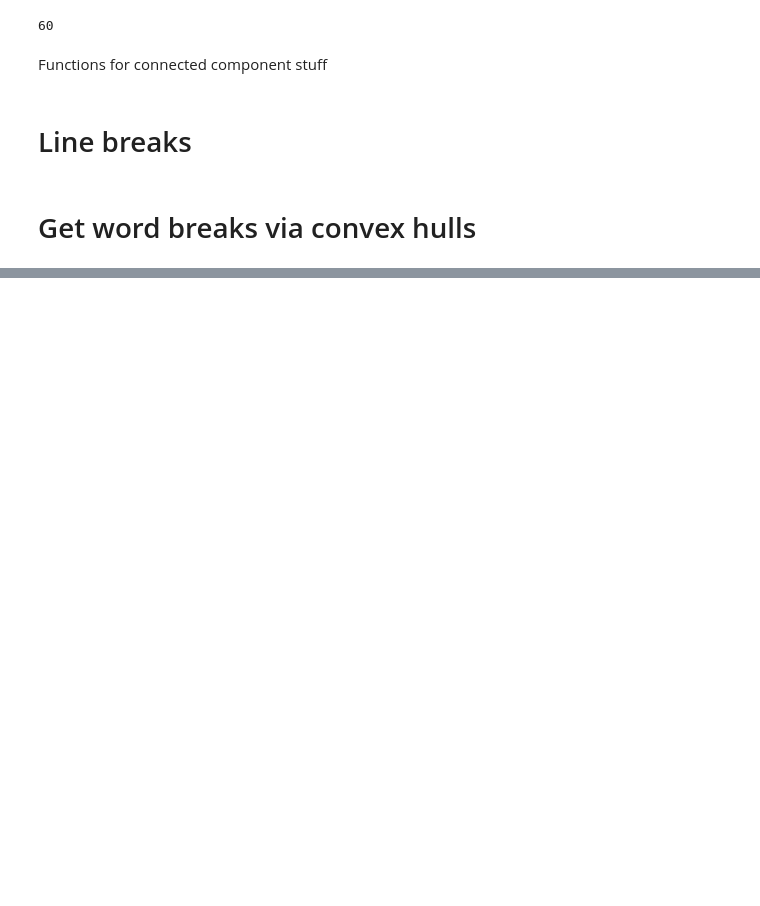
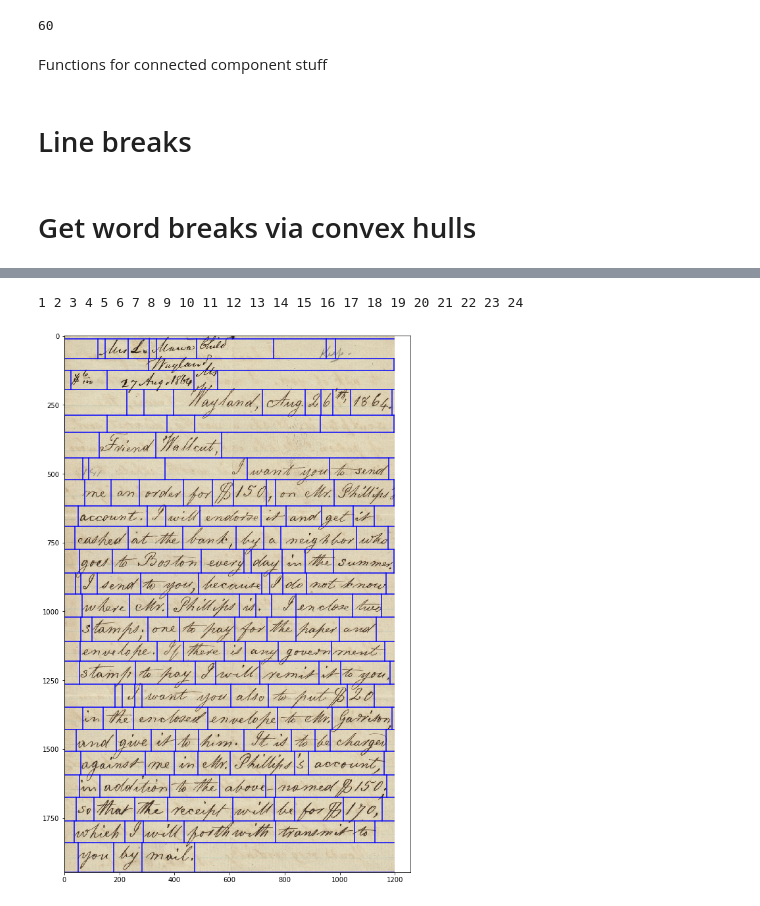
Before and after one commit to danhan52/text_segmentation, a Jupyter notebook: gap_metric_segmentation.ipynb, the cells around one changed output, grey strips where cells are left out. Cells and saved outputs as stored; diff of their text form; code cells hidden in the pictures; blank space fills up the shorter version.

```diff
--- a/gap_metric_segmentation.ipynb
+++ b/gap_metric_segmentation.ipynb
@@ -106,0 +105,12 @@ the_d, chhul = getGapDistances(chunk)
+# %%
+wb3 = []
+for i in range(1, len(lb)):
+    chunk = grey[lb[i-1]:lb[i],]
+    print(i, end=" ")
+    br = gaussBreaks(chunk, nu=3.5, biThresh=2.0, shear=0, fix=0,
+                     plotIt=False, threshFn=skimfilt.threshold_otsu)
+    wb3.append(br)
+plotBoxes(let, lb, wb3)
+# %% [output]
+1 2 3 4 5 6 7 8 9 10 11 12 13 14 15 16 17 18 19 20 21 22 23 24
+[figure, added]
```
Also changed, not shown: parts of 6 cells of this notebook, 15 other files.
